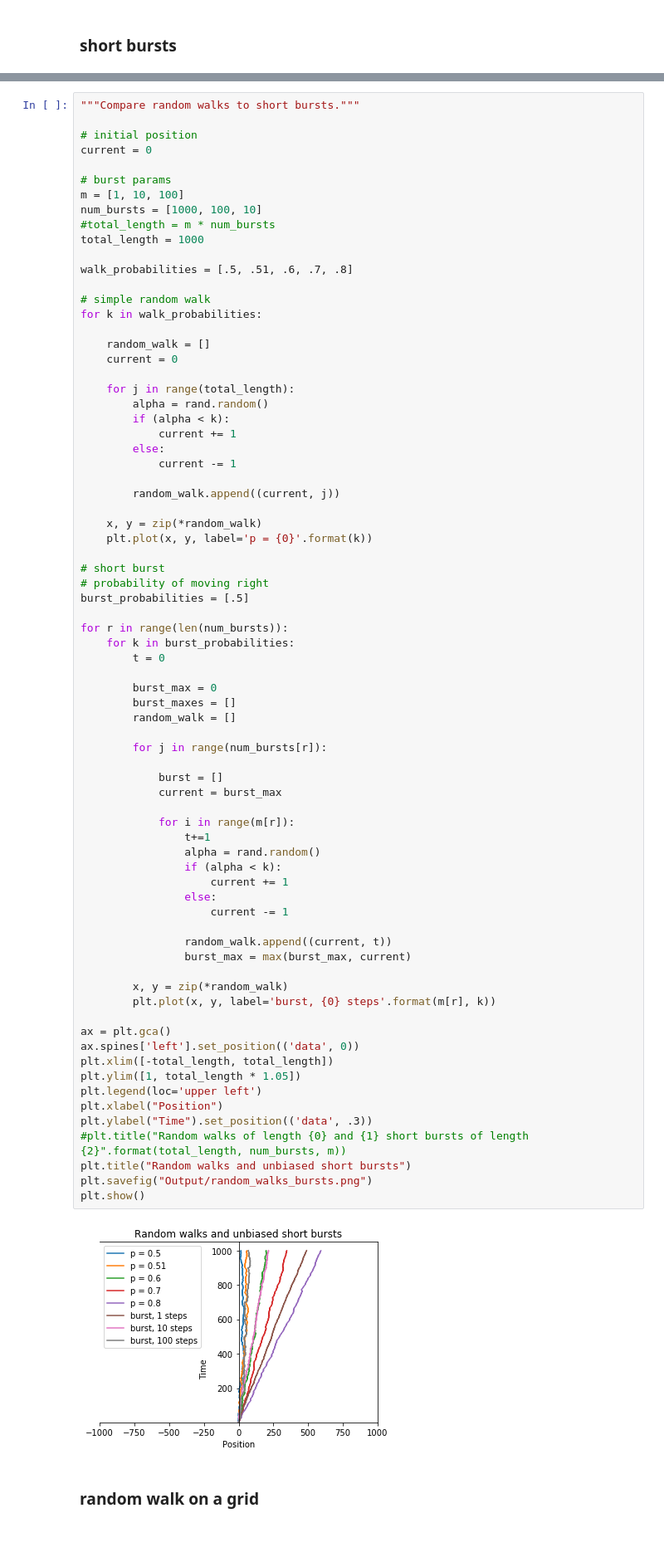
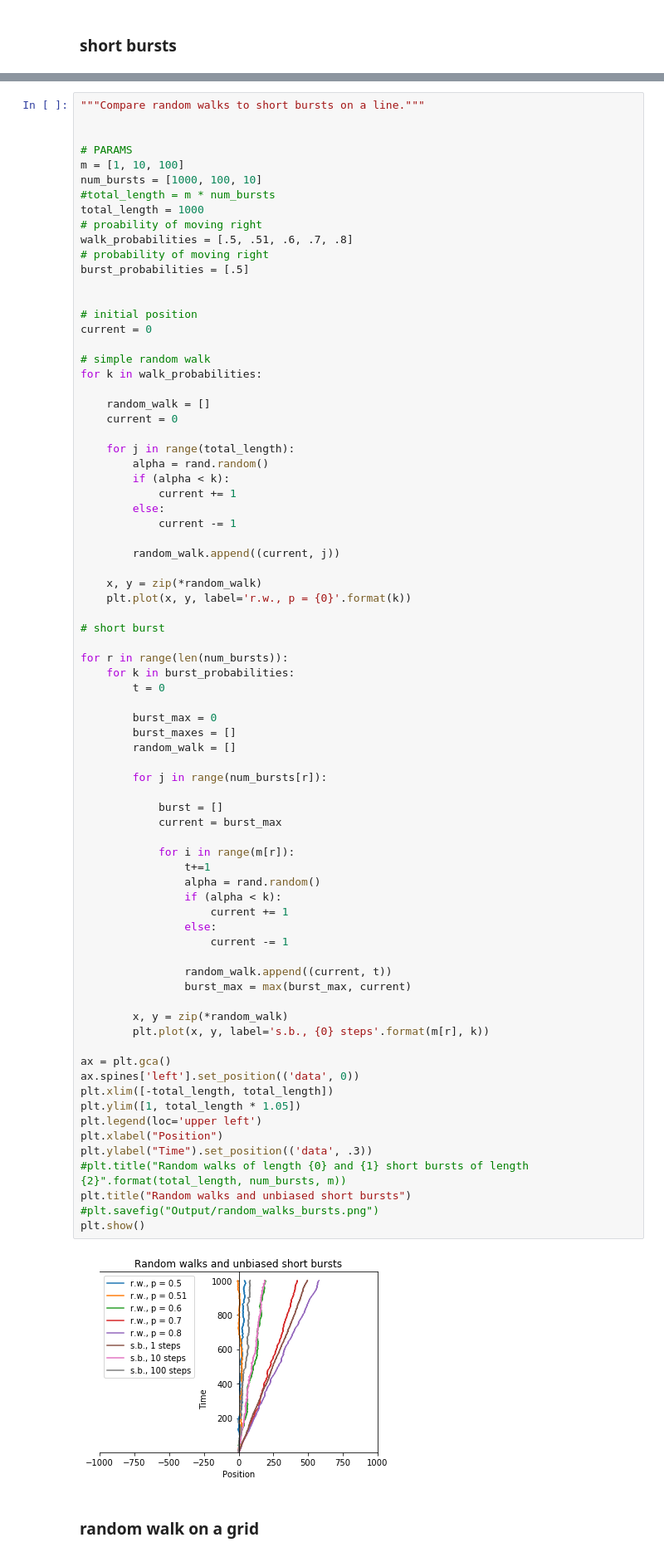
Before and after one commit to vrdi/shortbursts-gingles, a Jupyter notebook: short_bursts.ipynb, the cells around one changed output, grey strips where cells are left out. Shown: that part at 83% size. Saved outputs shown, nothing was run; the diff lists cells and outputs as text.

```diff
--- a/short_bursts.ipynb
+++ b/short_bursts.ipynb
@@ -193,18 +194,22 @@ plt.show()
 [[13, 90], [12, 90], [13, 91], [14, 92], [13, 93], [14, 94], [15, 95], [14, 96], [15, 97], [16, 98], [17, 99]]
 ValueError: 'vertices' must be a 2D list or array with shape Nx2
 # %%
-"""Compare random walks to short bursts."""
+"""Compare random walks to short bursts on a line."""
 
-# initial position
-current = 0
 
-# burst params
+# PARAMS
 m = [1, 10, 100]
 num_bursts = [1000, 100, 10]
 #total_length = m * num_bursts
 total_length = 1000
+# proability of moving right
+walk_probabilities = [.5, .51, .6, .7, .8]
+# probability of moving right
+burst_probabilities = [.5]
 
-walk_probabilities = [.5, .51, .6, .7, .8]
+
+# initial position
+current = 0
 
 # simple random walk
 for k in walk_probabilities:
@@ -222,11 +227,9 @@ for k in walk_probabilities:
         random_walk.append((current, j))
 
     x, y = zip(*random_walk)
-    plt.plot(x, y, label='p = {0}'.format(k))
+    plt.plot(x, y, label='r.w., p = {0}'.format(k))
 
 # short burst
-# probability of moving right
-burst_probabilities = [.5]
 
 for r in range(len(num_bursts)):
     for k in burst_probabilities:
@@ -238,35 +241,35 @@ for r in range(len(num_bursts)):
 
         for j in range(num_bursts[r]):
 
             burst = []
             current = burst_max
 
             for i in range(m[r]):
                 t+=1
                 alpha = rand.random()
                 if (alpha < k):
                     current += 1
                 else:
                     current -= 1
 
                 random_walk.append((current, t))
                 burst_max = max(burst_max, current)
 
         x, y = zip(*random_walk)
-        plt.plot(x, y, label='burst, {0} steps'.format(m[r], k))
+        plt.plot(x, y, label='s.b., {0} steps'.format(m[r], k))
 
 ax = plt.gca()
 ax.spines['left'].set_position(('data', 0))
 plt.xlim([-total_length, total_length])
 plt.ylim([1, total_length * 1.05])
 plt.legend(loc='upper left')
 plt.xlabel("Position")
 plt.ylabel("Time").set_position(('data', .3))
 #plt.title("Random walks of length {0} and {1} short bursts of length {2}".format(total_length, num_bursts, m))
 plt.title("Random walks and unbiased short bursts")
-plt.savefig("Output/random_walks_bursts.png")
+#plt.savefig("Output/random_walks_bursts.png")
 plt.show()
 # %% [output]
-[figure, old version]
+[figure, new version]
 # %% [markdown]
 ### random walk on a grid
```
Also changed, not shown: parts of 9 cells of this notebook, 2 other files.
